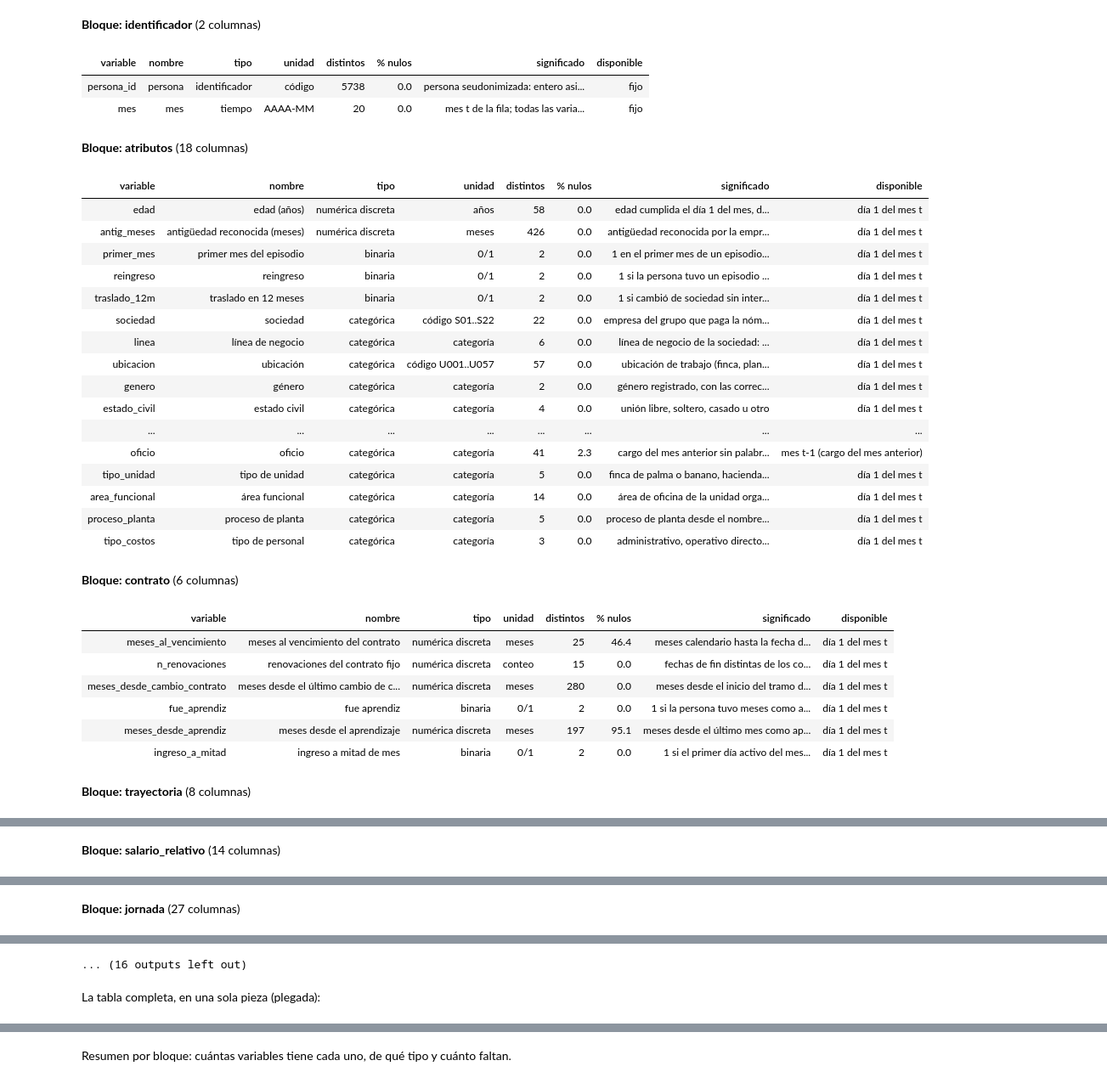
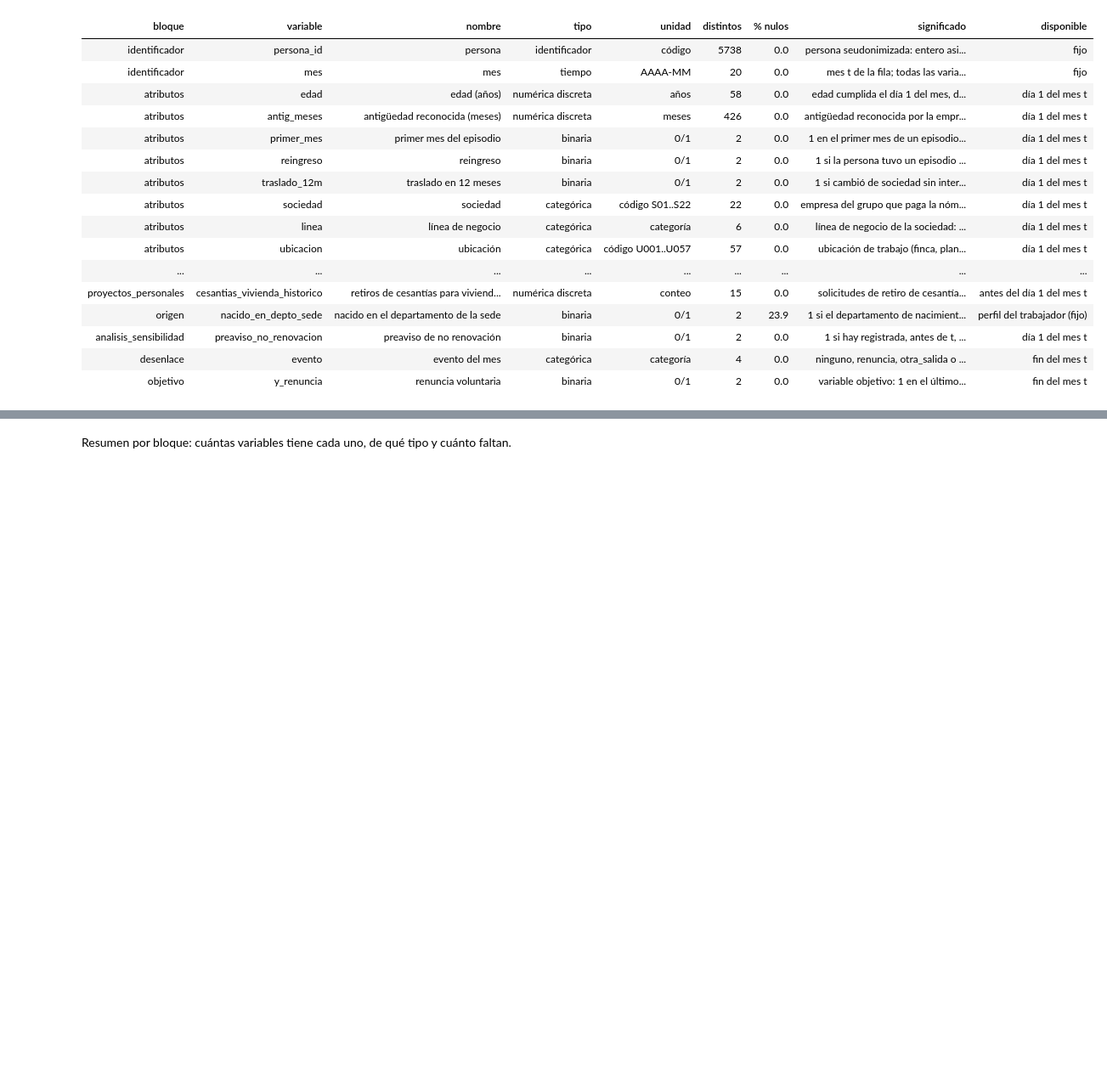
Before and after one commit to ddcarbono/ml-rotacion-personal, a Jupyter notebook: 01_datos.ipynb, the cells around one changed output, grey strips where cells are left out. Shown at 85% size. Cells and saved outputs as stored; diff of their text form; code cells hidden in the pictures; blank space fills up the shorter version.

```diff
--- a/01_datos.ipynb
+++ b/01_datos.ipynb
@@ -189,47 +187,31 @@ del significado. Al final de la sección va la tabla completa, plegada.
 # %%
 dic = pd.read_csv('diccionario.csv')
 assert set(dic.variable) == set(p.columns) and len(dic) == p.shape[1]
 dic['distintos'] = dic.variable.map(p.nunique())
 dic['% nulos'] = dic.variable.map(100 * p.isna().mean()).round(1)
-orden_bloques = ['identificador', 'atributos'] + list(BLOQUES) + ['descartada', 'sensibilidad', 'desenlace', 'objetivo']
+orden_bloques = ['identificador', 'atributos'] + list(BLOQUES) + ['analisis_sensibilidad', 'desenlace', 'objetivo']
 dic['bloque'] = pd.Categorical(dic.bloque, orden_bloques, ordered=True)
 COLS_DIC = ['variable', 'nombre', 'tipo', 'unidad', 'distintos', '% nulos', 'significado', 'disponible']
 ESTILO_DIC = [{'selector': 'th, td', 'props': [('text-align', 'left'), ('vertical-align', 'top'), ('font-size', '0.8em')]},
               {'selector': 'td.col6', 'props': [('min-width', '420px'), ('white-space', 'normal')]},
               {'selector': 'td.col1, td.col7', 'props': [('min-width', '160px'), ('white-space', 'normal')]}]
-from IPython.display import display, Markdown
-for b, g in dic.sort_values('bloque', kind='stable').groupby('bloque', observed=True):
-    display(Markdown(f'**Bloque: {b}** ({len(g)} columnas)'))
-    display(g[COLS_DIC].style.hide(axis='index').format({'% nulos': '{:.1f}'}).set_table_styles(ESTILO_DIC))
+dic.sort_values('bloque', kind='stable')[['bloque'] + COLS_DIC].style.hide(axis='index').format(
+    {'% nulos': '{:.1f}'}).set_table_styles(ESTILO_DIC)
 # %% [output]
-**Bloque: identificador** (2 columnas)
-| variable | nombre | tipo | unidad | distintos | % nulos | significado | disponible |
-| persona_id | persona | identificador | código | 5738 | 0.0 | persona seudonimizada: entero asi... | fijo |
-| mes | mes | tiempo | AAAA-MM | 20 | 0.0 | mes t de la fila; todas las varia... | fijo |
+| bloque | variable | nombre | tipo | unidad | distintos | % nulos | significado | disponible |
+| identificador | persona_id | persona | identificador | código | 5738 | 0.0 | persona seudonimizada: entero asi... | fijo |
+| identificador | mes | mes | tiempo | AAAA-MM | 20 | 0.0 | mes t de la fila; todas las varia... | fijo |
+| atributos | edad | edad (años) | numérica discreta | años | 58 | 0.0 | edad cumplida el día 1 del mes, d... | día 1 del mes t |
+| atributos | antig_meses | antigüedad reconocida (meses) | numérica discreta | meses | 426 | 0.0 | antigüedad reconocida por la empr... | día 1 del mes t |
+| atributos | primer_mes | primer mes del episodio | binaria | 0/1 | 2 | 0.0 | 1 en el primer mes de un episodio... | día 1 del mes t |
+| atributos | reingreso | reingreso | binaria | 0/1 | 2 | 0.0 | 1 si la persona tuvo un episodio ... | día 1 del mes t |
+| atributos | traslado_12m | traslado en 12 meses | binaria | 0/1 | 2 | 0.0 | 1 si cambió de sociedad sin inter... | día 1 del mes t |
+| atributos | sociedad | sociedad | categórica | código S01..S22 | 22 | 0.0 | empresa del grupo que paga la nóm... | día 1 del mes t |
+| atributos | linea | línea de negocio | categórica | categoría | 6 | 0.0 | línea de negocio de la sociedad: ... | día 1 del mes t |
+| atributos | ubicacion | ubicación | categórica | código U001..U057 | 57 | 0.0 | ubicación de trabajo (finca, plan... | día 1 del mes t |
+| ... | ... | ... | ... | ... | ... | ... | ... | ... |
+| proyectos_personales | cesantias_vivienda_historico | retiros de cesantías para viviend... | numérica discreta | conteo | 15 | 0.0 | solicitudes de retiro de cesantía... | antes del día 1 del mes t |
+| origen | nacido_en_depto_sede | nacido en el departamento de la sede | binaria | 0/1 | 2 | 23.9 | 1 si el departamento de nacimient... | perfil del trabajador (fijo) |
+| analisis_sensibilidad | preaviso_no_renovacion | preaviso de no renovación | binaria | 0/1 | 2 | 0.0 | 1 si hay registrada, antes de t, ... | día 1 del mes t |
+| desenlace | evento | evento del mes | categórica | categoría | 4 | 0.0 | ninguno, renuncia, otra_salida o ... | fin del mes t |
+| objetivo | y_renuncia | renuncia voluntaria | binaria | 0/1 | 2 | 0.0 | variable objetivo: 1 en el último... | fin del mes t |
-**Bloque: atributos** (18 columnas)
-| variable | nombre | tipo | unidad | distintos | % nulos | significado | disponible |
-| edad | edad (años) | numérica discreta | años | 58 | 0.0 | edad cumplida el día 1 del mes, d... | día 1 del mes t |
-| antig_meses | antigüedad reconocida (meses) | numérica discreta | meses | 426 | 0.0 | antigüedad reconocida por la empr... | día 1 del mes t |
-| primer_mes | primer mes del episodio | binaria | 0/1 | 2 | 0.0 | 1 en el primer mes de un episodio... | día 1 del mes t |
-| reingreso | reingreso | binaria | 0/1 | 2 | 0.0 | 1 si la persona tuvo un episodio ... | día 1 del mes t |
-| traslado_12m | traslado en 12 meses | binaria | 0/1 | 2 | 0.0 | 1 si cambió de sociedad sin inter... | día 1 del mes t |
-| sociedad | sociedad | categórica | código S01..S22 | 22 | 0.0 | empresa del grupo que paga la nóm... | día 1 del mes t |
-| linea | línea de negocio | categórica | categoría | 6 | 0.0 | línea de negocio de la sociedad: ... | día 1 del mes t |
-| ubicacion | ubicación | categórica | código U001..U057 | 57 | 0.0 | ubicación de trabajo (finca, plan... | día 1 del mes t |
-| genero | género | categórica | categoría | 2 | 0.0 | género registrado, con las correc... | día 1 del mes t |
-| estado_civil | estado civil | categórica | categoría | 4 | 0.0 | unión libre, soltero, casado u otro | día 1 del mes t |
-| ... | ... | ... | ... | ... | ... | ... | ... |
-| oficio | oficio | categórica | categoría | 41 | 2.3 | cargo del mes anterior sin palabr... | mes t-1 (cargo del mes anterior) |
-| tipo_unidad | tipo de unidad | categórica | categoría | 5 | 0.0 | finca de palma o banano, hacienda... | día 1 del mes t |
-| area_funcional | área funcional | categórica | categoría | 14 | 0.0 | área de oficina de la unidad orga... | día 1 del mes t |
-| proceso_planta | proceso de planta | categórica | categoría | 5 | 0.0 | proceso de planta desde el nombre... | día 1 del mes t |
-| tipo_costos | tipo de personal | categórica | categoría | 3 | 0.0 | administrativo, operativo directo... | día 1 del mes t |
-**Bloque: contrato** (6 columnas)
-| variable | nombre | tipo | unidad | distintos | % nulos | significado | disponible |
-| meses_al_vencimiento | meses al vencimiento del contrato | numérica discreta | meses | 25 | 46.4 | meses calendario hasta la fecha d... | día 1 del mes t |
-| n_renovaciones | renovaciones del contrato fijo | numérica discreta | conteo | 15 | 0.0 | fechas de fin distintas de los co... | día 1 del mes t |
-| meses_desde_cambio_contrato | meses desde el último cambio de c... | numérica discreta | meses | 280 | 0.0 | meses desde el inicio del tramo d... | día 1 del mes t |
-| fue_aprendiz | fue aprendiz | binaria | 0/1 | 2 | 0.0 | 1 si la persona tuvo meses como a... | día 1 del mes t |
-| meses_desde_aprendiz | meses desde el aprendizaje | numérica discreta | meses | 197 | 95.1 | meses desde el último mes como ap... | día 1 del mes t |
-| ingreso_a_mitad | ingreso a mitad de mes | binaria | 0/1 | 2 | 0.0 | 1 si el primer día activo del mes... | día 1 del mes t |
-**Bloque: trayectoria** (8 columnas)
@@ -245 +217,0 @@ for b, g in dic.sort_values('bloque', kind='stable').groupby('bloque', observed=
-**Bloque: salario_relativo** (14 columnas)
@@ -261 +217,0 @@ for b, g in dic.sort_values('bloque', kind='stable').groupby('bloque', observed=
-**Bloque: jornada** (27 columnas)
@@ -279,3 +217,0 @@ for b, g in dic.sort_values('bloque', kind='stable').groupby('bloque', observed=
-... (16 outputs left out)
-# %% [markdown]
-La tabla completa, en una sola pieza (plegada):
```
Also changed, not shown: parts of 16 cells of this notebook, 19 other files.
